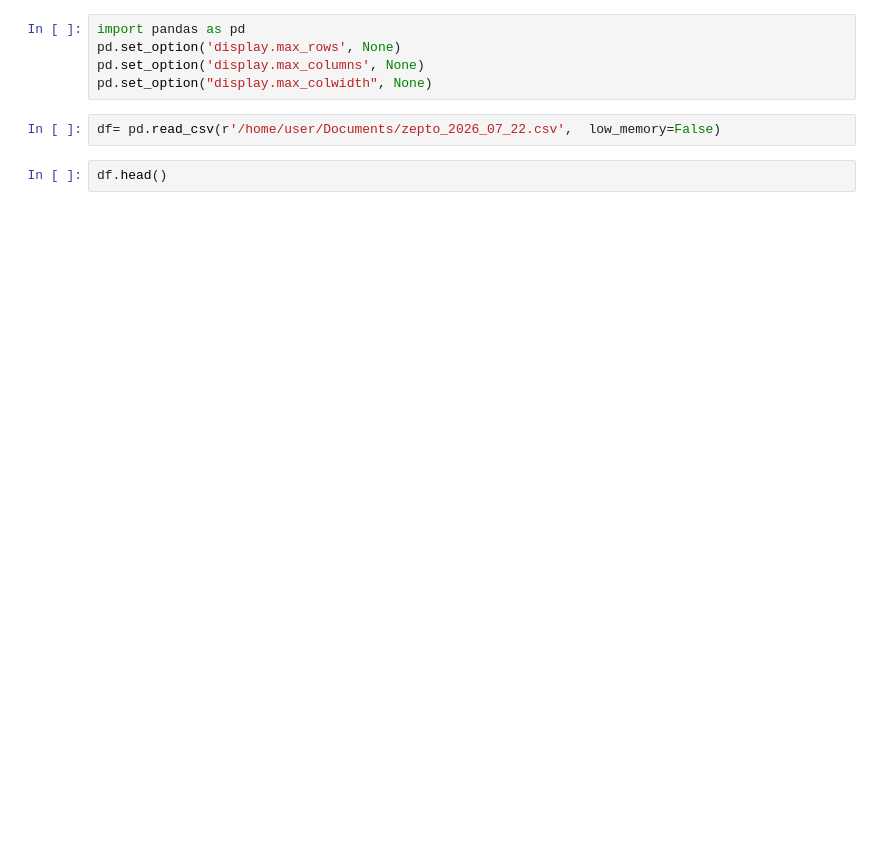
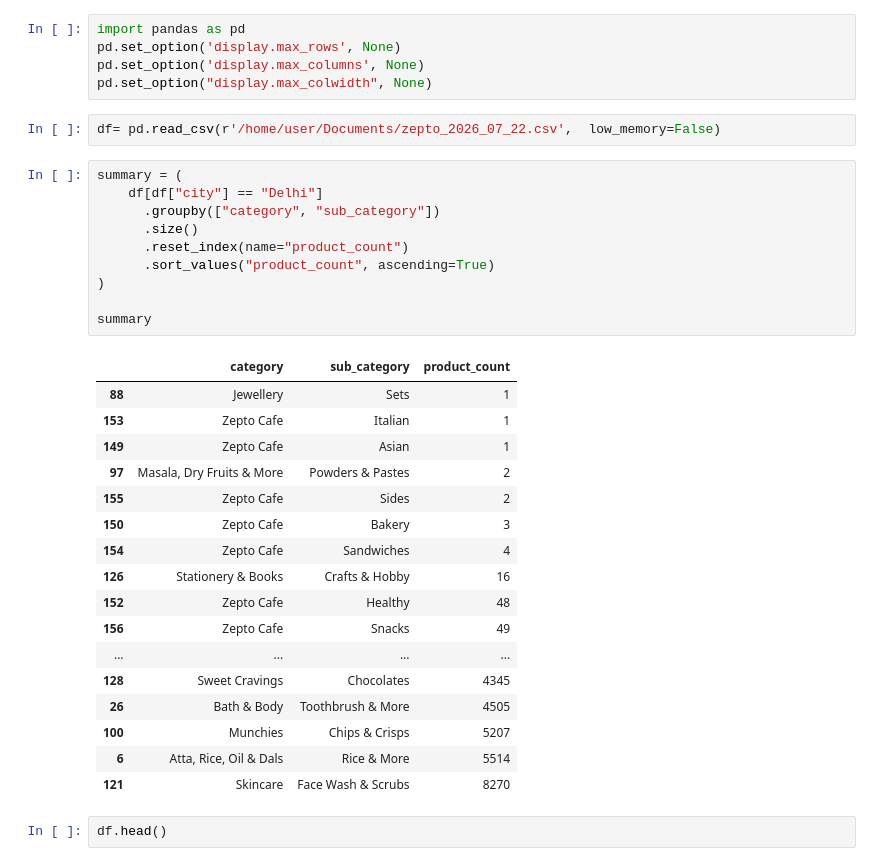
Before and after one commit to Devika-p-das/hw-training, a Jupyter notebook: 2026-07-22/zepto722.ipynb, the cells around one changed output. Drawn from its saved outputs; the diff is of its cells as text; blank space fills up the shorter version.

```diff
--- a/2026-07-22/zepto722.ipynb
+++ b/2026-07-22/zepto722.ipynb
@@ -5,6 +5,34 @@ pd.set_option('display.max_columns', None)
 pd.set_option("display.max_colwidth", None)
 # %%
 df= pd.read_csv(r'/home/user/Documents/zepto_2026_07_22.csv',  low_memory=False)
+# %%
+summary = (
+    df[df["city"] == "Delhi"]
+      .groupby(["category", "sub_category"])
+      .size()
+      .reset_index(name="product_count")
+      .sort_values("product_count", ascending=True)
+)
+
+summary
+# %% [output]
+|  | category | sub_category | product_count |
+| 88 | Jewellery | Sets | 1 |
+| 153 | Zepto Cafe | Italian | 1 |
+| 149 | Zepto Cafe | Asian | 1 |
+| 97 | Masala, Dry Fruits & More | Powders & Pastes | 2 |
+| 155 | Zepto Cafe | Sides | 2 |
+| 150 | Zepto Cafe | Bakery | 3 |
+| 154 | Zepto Cafe | Sandwiches | 4 |
+| 126 | Stationery & Books | Crafts & Hobby | 16 |
+| 152 | Zepto Cafe | Healthy | 48 |
+| 156 | Zepto Cafe | Snacks | 49 |
+| ... | ... | ... | ... |
+| 128 | Sweet Cravings | Chocolates | 4345 |
+| 26 | Bath & Body | Toothbrush & More | 4505 |
+| 100 | Munchies | Chips & Crisps | 5207 |
+| 6 | Atta, Rice, Oil & Dals | Rice & More | 5514 |
+| 121 | Skincare | Face Wash & Scrubs | 8270 |
 # %%
 df.head()
 # %% [output]
```
Also changed, not shown: parts of 1 cell of this notebook, 7 other files.
